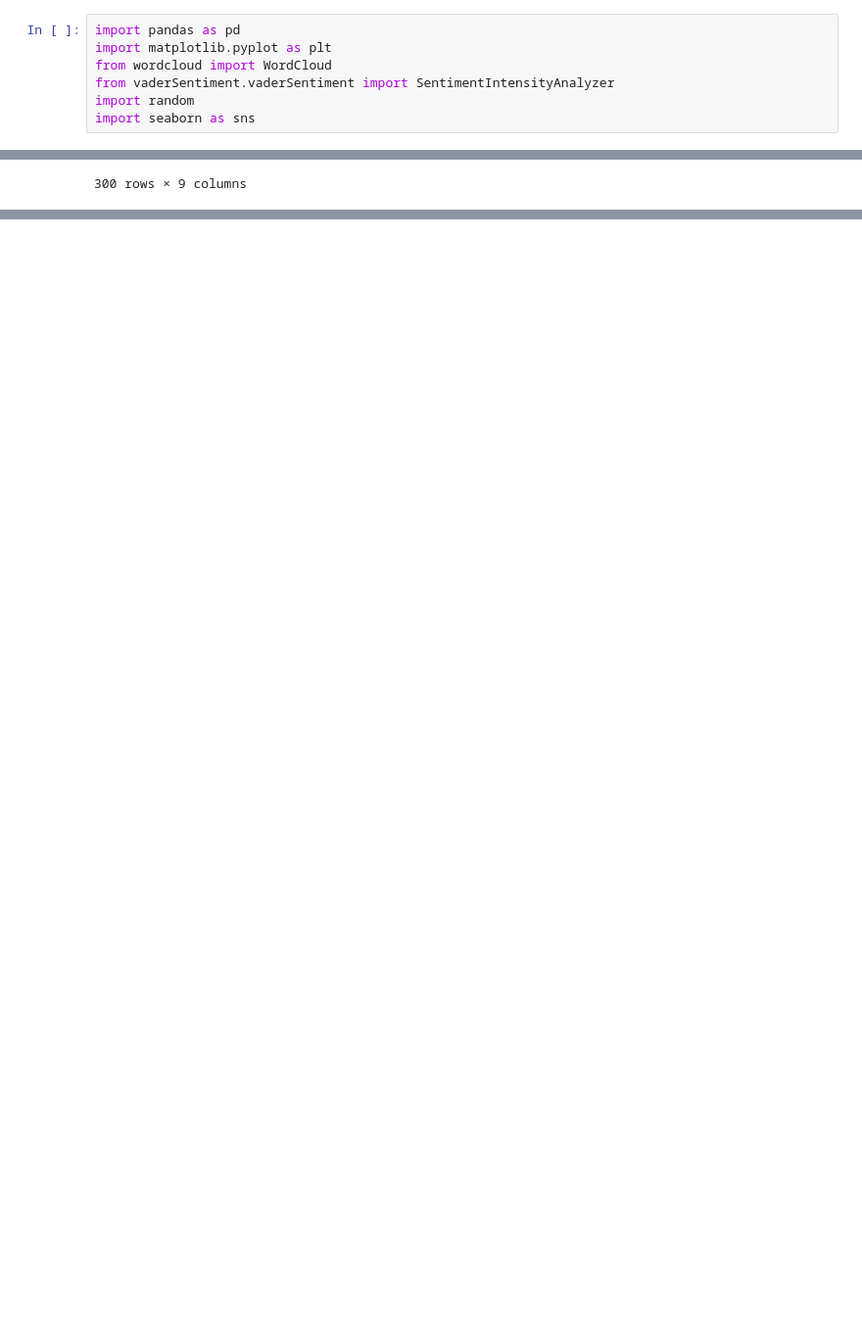
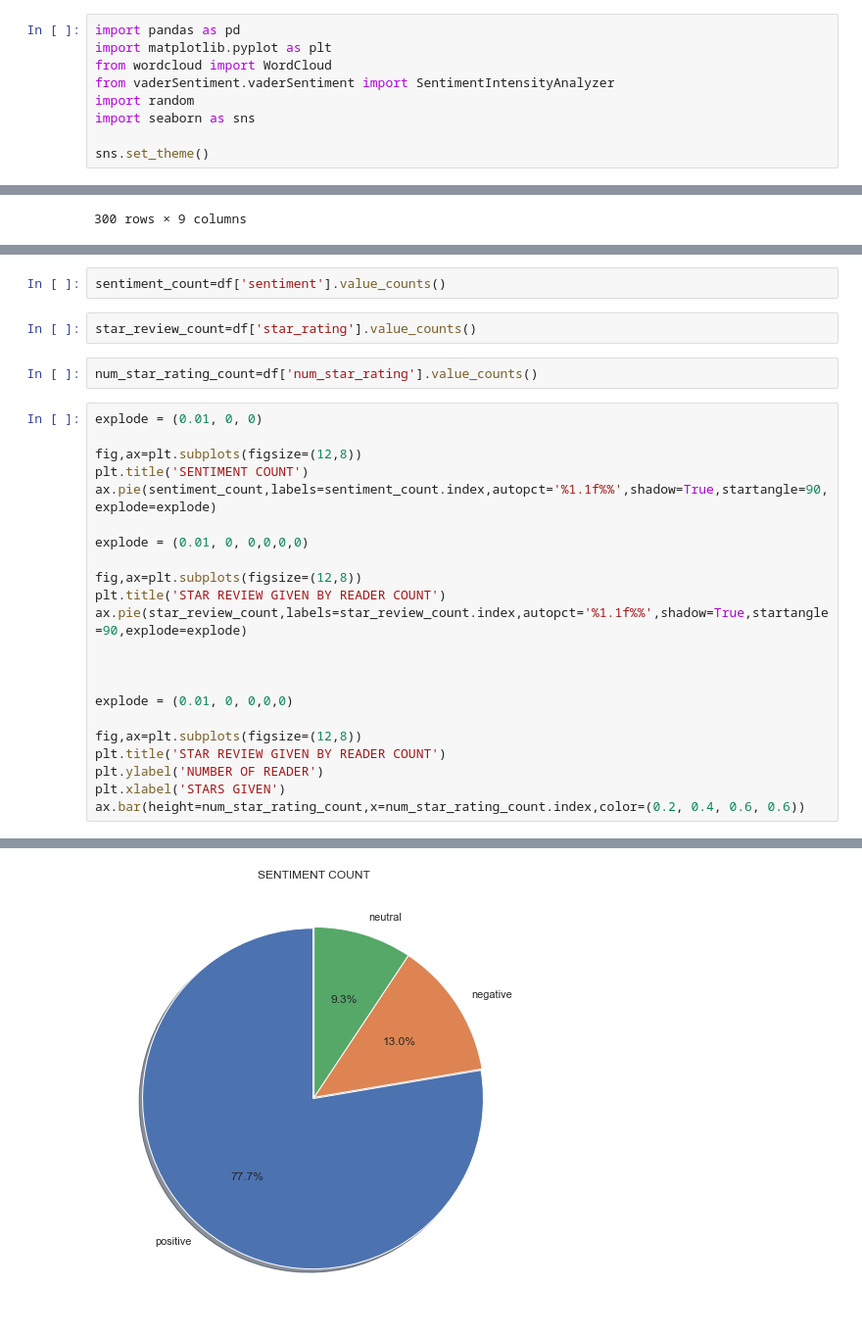
Before and after one commit to alepnabil/book_reviews_analysis, a Jupyter notebook: english/politics/eda_and_sentiment_analysis.ipynb, the cells around one changed output, grey strips where cells are left out. Shown at 98% size. Drawn from its saved outputs; the diff is of its cells as text; blank space fills up the shorter version.

```diff
--- a/english/politics/eda_and_sentiment_analysis.ipynb
+++ b/english/politics/eda_and_sentiment_analysis.ipynb
@@ -5,6 +5,8 @@ from wordcloud import WordCloud
 from vaderSentiment.vaderSentiment import SentimentIntensityAnalyzer
 import random
 import seaborn as sns
+
+sns.set_theme()
 # %%
 df=pd.read_csv("df_final.csv")
 df=df.drop(df.columns[0], axis=1)
@@ -80,0 +89,29 @@ df
+# %%
+sentiment_count=df['sentiment'].value_counts()
+# %%
+star_review_count=df['star_rating'].value_counts()
+# %%
+num_star_rating_count=df['num_star_rating'].value_counts()
+# %%
+explode = (0.01, 0, 0)
+
+fig,ax=plt.subplots(figsize=(12,8))
+plt.title('SENTIMENT COUNT')
+ax.pie(sentiment_count,labels=sentiment_count.index,autopct='%1.1f%%',shadow=True,startangle=90,explode=explode)
+
+explode = (0.01, 0, 0,0,0,0)
+
+fig,ax=plt.subplots(figsize=(12,8))
+plt.title('STAR REVIEW GIVEN BY READER COUNT')
+ax.pie(star_review_count,labels=star_review_count.index,autopct='%1.1f%%',shadow=True,startangle=90,explode=explode)
+
+
+
+explode = (0.01, 0, 0,0,0)
+
+fig,ax=plt.subplots(figsize=(12,8))
+plt.title('STAR REVIEW GIVEN BY READER COUNT')
+plt.ylabel('NUMBER OF READER')
+plt.xlabel('STARS GIVEN')
+ax.bar(height=num_star_rating_count,x=num_star_rating_count.index,color=(0.2, 0.4, 0.6, 0.6))
+# %% [output]
@@ -80,0 +119 @@ df
+[figure, added]
```
Also changed, not shown: parts of 9 cells of this notebook.
